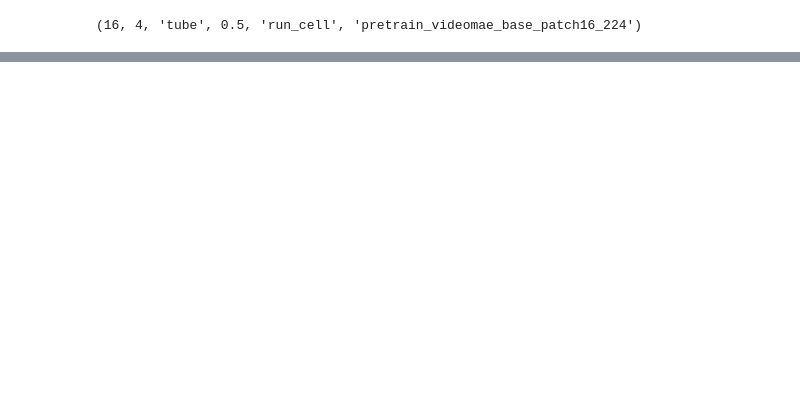
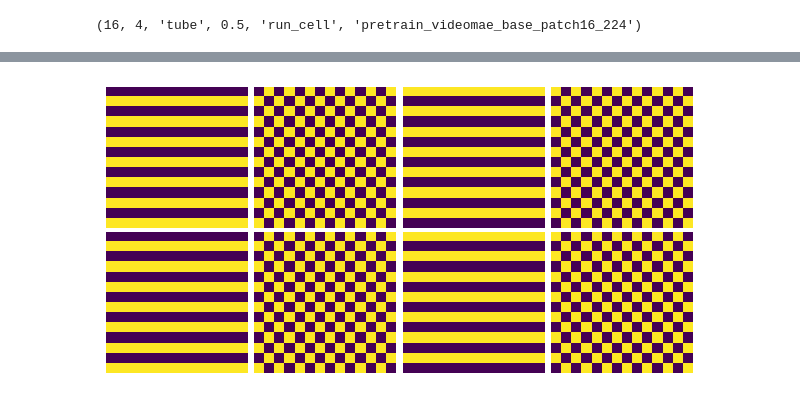
Before and after one commit to s-reaungamornrat/computer_vision, a Jupyter notebook: video_mae/notebook/HybridVideoMAEDataset.ipynb, the cells around one changed output, grey strips where cells are left out. Saved outputs shown, nothing was run; the diff lists cells and outputs as text; code cells hidden in the pictures; blank space fills up the shorter version.

```diff
--- a/video_mae/notebook/HybridVideoMAEDataset.ipynb
+++ b/video_mae/notebook/HybridVideoMAEDataset.ipynb
@@ -126,0 +99,11 @@ ax.imshow(make_grid(torch.from_numpy(video_data).permute(0,3,1,2), nrow=6).permu
+# %%
+mask_tubes=decoder_mask.reshape(args.window_size)
+fig, ax=plt.subplots(2,4,figsize=(6,3))
+for i in range(2):
+    for j in range(4):
+        k=4*i+j
+        ax[i,j].imshow(mask_tubes[k])#, cmap='gray')
+        ax[i,j].axis('off')
+plt.tight_layout(pad=0.5, w_pad=0.5, h_pad=0.5)
+# %% [output]
+[figure, added]
```
Also changed, not shown: parts of 10 cells of this notebook, 13 other files.
